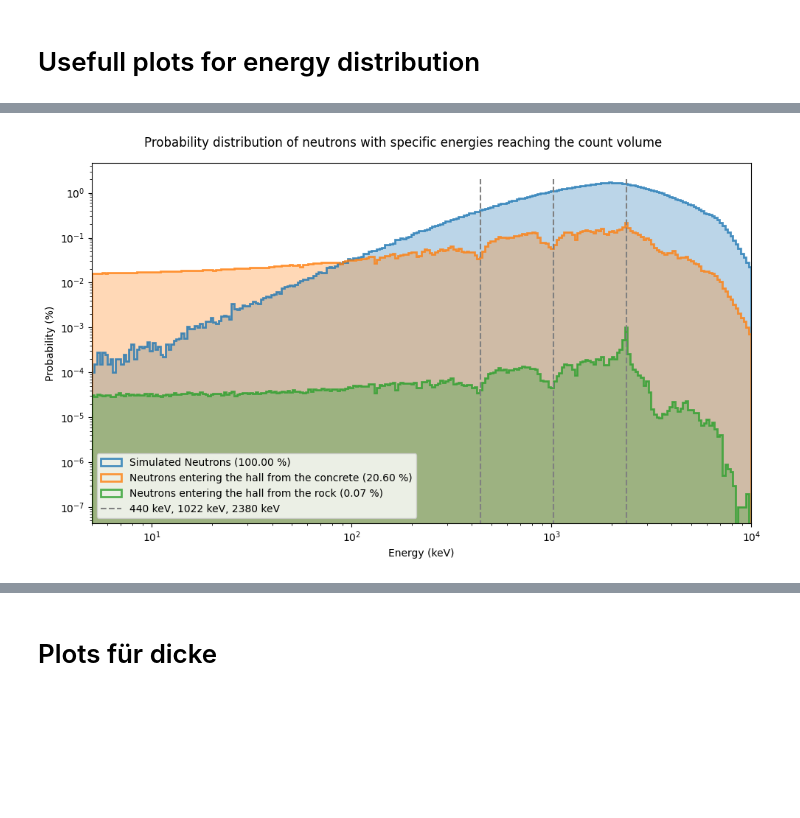
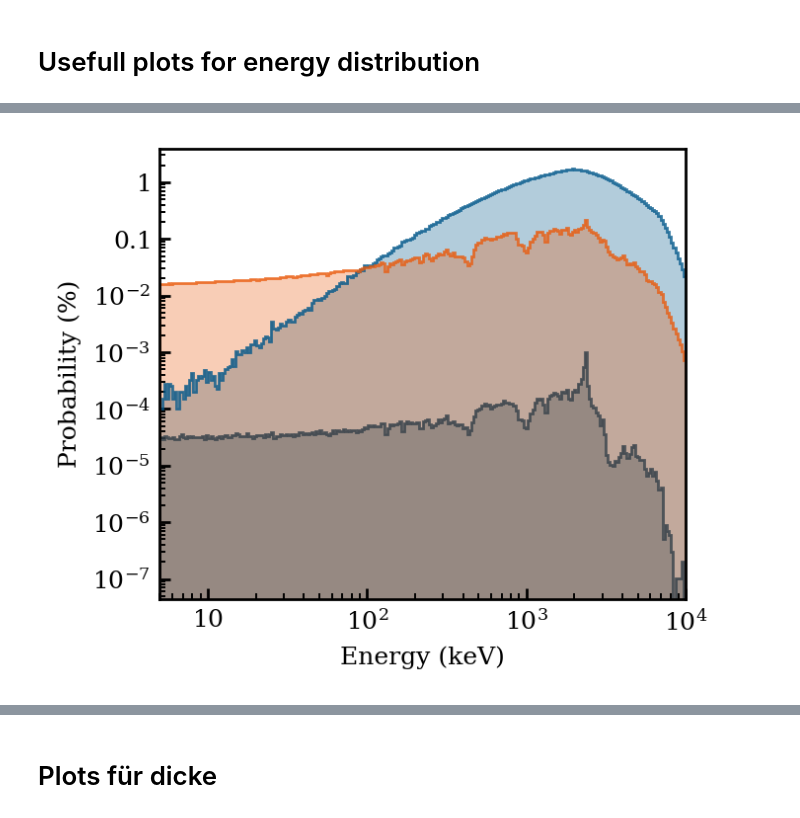
Before and after one commit to B-Koberg/XeSim, a Jupyter notebook: notebooks/Analysis_EnergyDist.ipynb, the cells around one changed output, grey strips where cells are left out. Cells and saved outputs as stored; diff of their text form; code cells hidden in the pictures; blank space fills up the shorter version.

```diff
--- a/notebooks/Analysis_EnergyDist.ipynb
+++ b/notebooks/Analysis_EnergyDist.ipynb
@@ -579,38 +591,33 @@ plt.show()
 # %%
-fig, ax = plt.subplots(1,1, figsize=(10, 6))
+
 
 rock_norm = sum(hist_vals_list_r_lin[0])
 concrete_norm = sum(hist_vals_list_c_lin[0])
 
 vals_data_norm = [hist_vals_list_c_log[0]/concrete_norm, hist_vals_list_c_log[3]/concrete_norm, hist_vals_list_r_log[3]/rock_norm]
 bin_data_norm = [bin_edges_list_c_log[0], bin_edges_list_c_log[3], bin_edges_list_r_log[3]]
 labels = ['Simulated Neutrons', 'Neutrons entering the hall from the concrete', 'Neutrons entering the hall from the rock']
 lin_data_norm = [hist_vals_list_c_lin[0]/concrete_norm, hist_vals_list_c_lin[3]/concrete_norm, hist_vals_list_r_lin[3]/rock_norm]
 
 #axs_flat = axs.flat  # Flatten the 2D array of axes
 
 for i in range(len(vals_data_norm)):
-    ax.hist(bin_data_norm[i][:-1], bins=bin_data_norm[i], weights=vals_data_norm[i]*100,
-            histtype='step', linewidth=2, color=colors[i],
+    plt.hist(bin_data_norm[i][:-1], bins=bin_data_norm[i], weights=vals_data_norm[i]*100,
+            histtype='step', color=xps.colors[col[i]],
             label=f'{labels[i]} ({sum(lin_data_norm[i])*100:.2f} %)', alpha=0.8)
-    ax.hist(bin_data_norm[i][:-1], bins=bin_data_norm[i], weights=vals_data_norm[i]*100,
-            histtype='stepfilled', color=colors[i], alpha=0.3)
+    plt.hist(bin_data_norm[i][:-1], bins=bin_data_norm[i], weights=vals_data_norm[i]*100,
+            histtype='stepfilled', color=xps.colors[col[i]], alpha=0.3)
 
-ax.vlines([440,1022, 2.38 * 1e3], 0, 2, colors='grey', linestyles='--', label='440 keV, 1022 keV, 2380 keV')
-
-ax.set_yscale('log')
-ax.set_xscale('log')
-ax.set_xlim(5, 10000)
-ax.set_xlabel('Energy (keV)')
-ax.set_ylabel('Probability (%)')
-ax.legend()
-plt.suptitle(f'Probability distribution of neutrons with specific energies reaching the count volume')
-plt.tight_layout()
+plt.yscale('log')
+plt.xscale('log')
+plt.xlim(5, 10000)
+plt.xlabel('Energy (keV)')
+plt.ylabel('Probability (%)')
 plt.savefig(f"/home/b/bkoberg/AGW_LowRad/home/bkoberg/XeSim/notebooks/Pictures/{path_Version}/{path_Material}/Neutron_prob_sep.png")
 plt.savefig(f"/home/b/bkoberg/AGW_LowRad/home/bkoberg/XeSim/notebooks/Pictures/{path_Version}/{path_Material}/Neutron_prob_sep.pdf")
 plt.show()
 # %% [output]
-[figure, old version]
+[figure, new version]
 # %%
 vals_data_comb = [vals_data_norm[0], 1/3*vals_data_norm[1] + 2/3 * vals_data_norm[2]]
 lin_data_comb = [lin_data_norm[0], 1/3*lin_data_norm[1] + 2/3 * lin_data_norm[2]]
```
Also changed, not shown: parts of 31 cells of this notebook, 57 other files.
